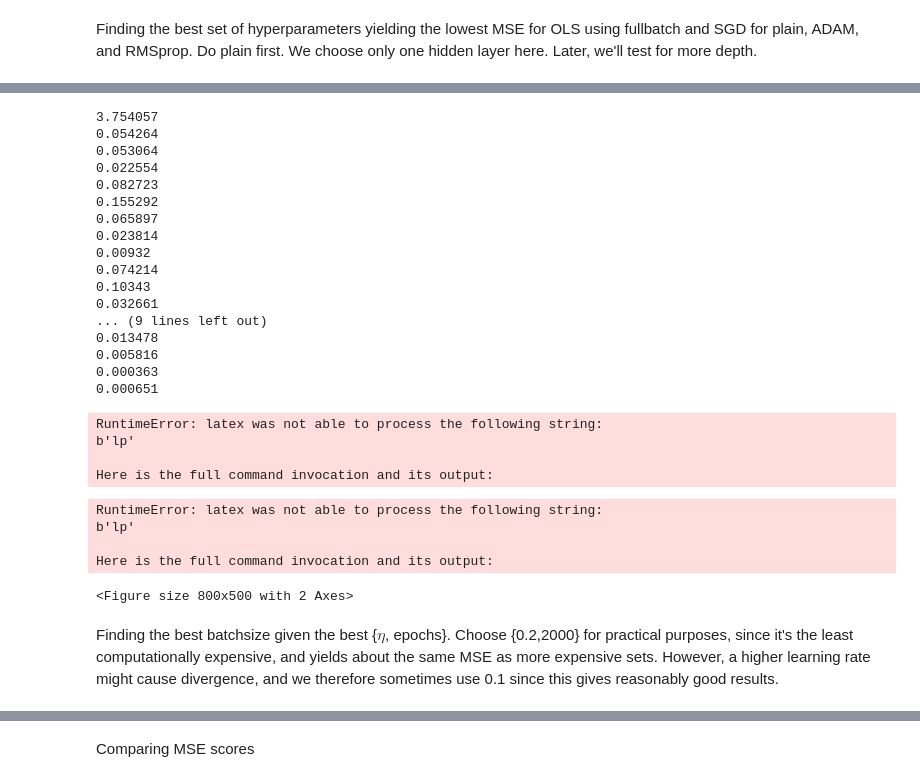
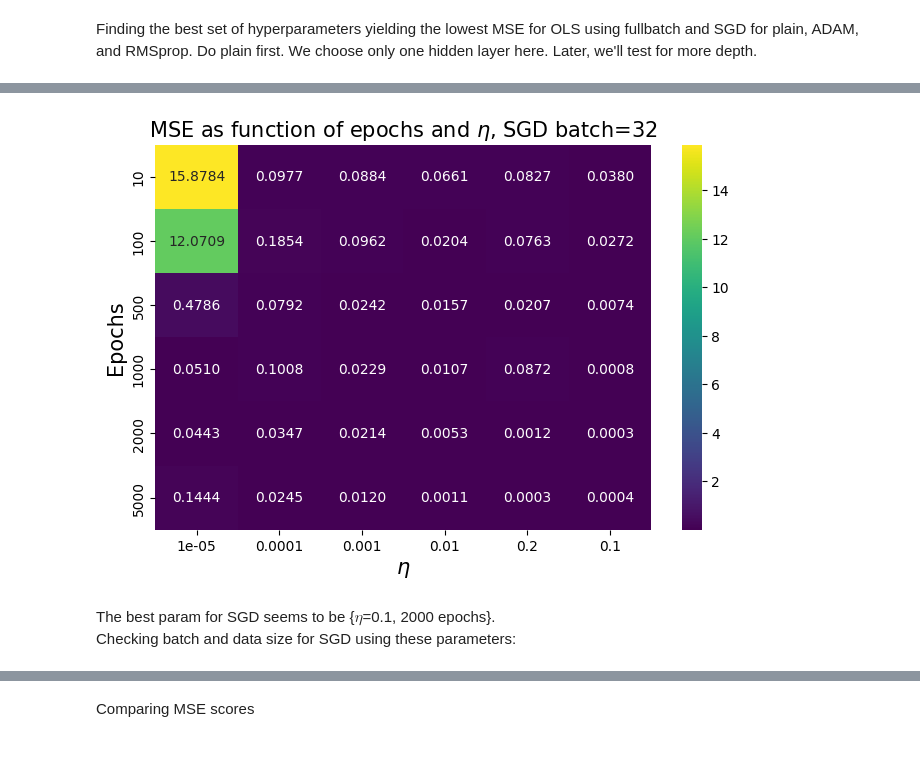
Before and after one commit to JVestly/Project-2, a Jupyter notebook: Code/tests_b.ipynb, the cells around one changed output, grey strips where cells are left out. Cells and saved outputs as stored; diff of their text form; code cells hidden in the pictures; blank space fills up the shorter version.

```diff
--- a/Code/tests_b.ipynb
+++ b/Code/tests_b.ipynb
@@ -68,12 +62,14 @@ Best hyperparameters {$\eta$, epochs} for plain SGD (batch_size=32)
 # %%
+# Stochastic Gradient Descent, batch_size=32. Runtime ~ 5m
+
 state=50
 datapoints=1000
 noise_std=0.01
 
 X_train, X_test, Y_train, Y_test, x_train, x_test, y_train, y_test = create_and_scale_data(state, datapoints, noise_std)
 
-epochs = [10,100,500,1000,2000]
-etas = [1e-4, 1e-3, 1e-2, 1e-1,2e-1]
+epochs = [10,100,500,1000,2000,5000]
+etas = [1e-5, 1e-4, 1e-3, 1e-2,2e-1, 1e-1]
 
 plot_matrix = np.zeros((len(epochs), len(etas)))
 for i, epoch in enumerate(epochs):
@@ -82,41 +78,25 @@ for i, epoch in enumerate(epochs):
         linreg.train_SGD(X_train, y_train, epochs=epoch, batch_size=32, learning_rate=eta)
         pred = linreg.feed_forward(X_test)
         pointMse = mse(y_test, pred)
-        plot_matrix[i,e] = round(pointMse,6)
-        print(plot_matrix[i,e])
-
-fig, ax = plt.subplots(figsize=(8, 5))
-sns.heatmap(plot_matrix, annot=True, fmt=".3f", cmap="viridis", ax=ax, xticklabels=etas, yticklabels=epochs)
-ax.set_xlabel("Epochs", fontsize=15)
-ax.set_ylabel(r"$\eta$", fontsize=15)
-ax.set_title(r"MSE as function of epochs and $\eta$", fontsize=17)
+        plot_matrix[i,e] = pointMse
-# %% [output]
-3.754057
-0.054264
-0.053064
-0.022554
-0.082723
-0.155292
-0.065897
-0.023814
-0.00932
-0.074214
-0.10343
-0.032661
-... (9 lines left out)
-0.013478
-0.005816
-0.000363
-0.000651
-RuntimeError: latex was not able to process the following string:
-b'lp'
-
-Here is the full command invocation and its output:
-RuntimeError: latex was not able to process the following string:
-b'lp'
-
-Here is the full command invocation and its output:
-<Figure size 800x500 with 2 Axes>
+# %%
+# Plotting: Stochastic Gradient Descent, batch_size=32
+
+save_dir = os.path.join(os.path.dirname(os.getcwd()), "Figures")
+
+os.makedirs(save_dir, exist_ok=True)
+
+fig, ax = plt.subplots(figsize=(8, 5))
+sns.heatmap(plot_matrix, annot=True, fmt=".4f", cmap="viridis", ax=ax, xticklabels=etas, yticklabels=epochs)
+ax.set_xlabel(r"$\eta$", fontsize=15)
+ax.set_ylabel("Epochs", fontsize=15)
+ax.set_title(r"MSE as function of epochs and $\eta$, SGD batch=32", fontsize=15)
+
+save_path = os.path.join(save_dir, "HM_plainSGD.png")
+fig.savefig(save_path, dpi=300, bbox_inches='tight')
+# %% [output]
+[figure, added]
 # %% [markdown]
-Finding the best batchsize given the best {$\eta$, epochs}. Choose {0.2,2000} for practical purposes, since it's the least computationally expensive, and yields about the same MSE as more expensive sets. However, a higher learning rate might cause divergence, and we therefore sometimes use 0.1 since this gives reasonably good results.
+The best param for SGD seems to be {$\eta$=0.1, 2000 epochs}.
+Checking batch and data size for SGD using these parameters:
 # %%
```
Also changed, not shown: parts of 38 cells of this notebook, 16 other files.
